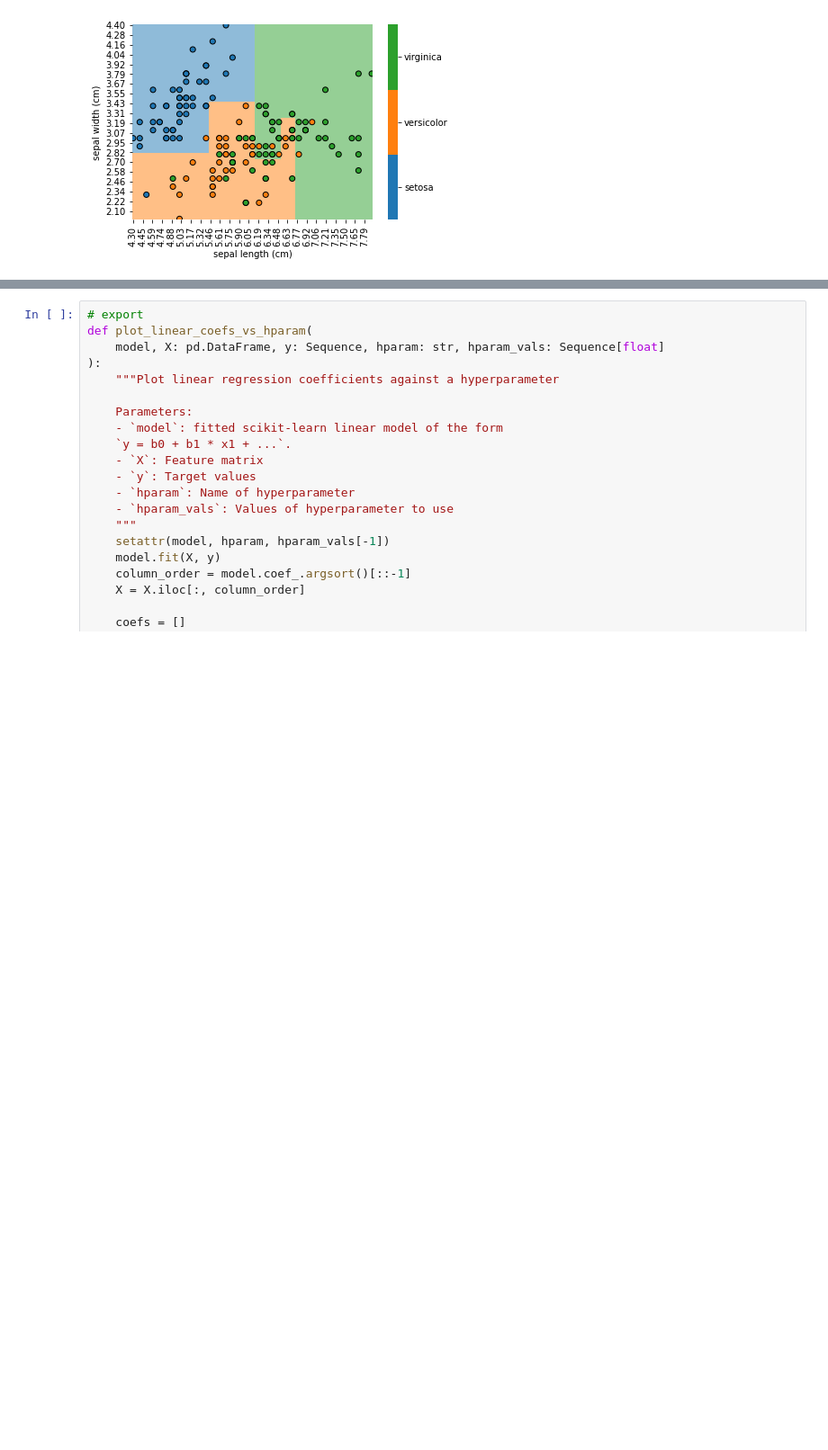
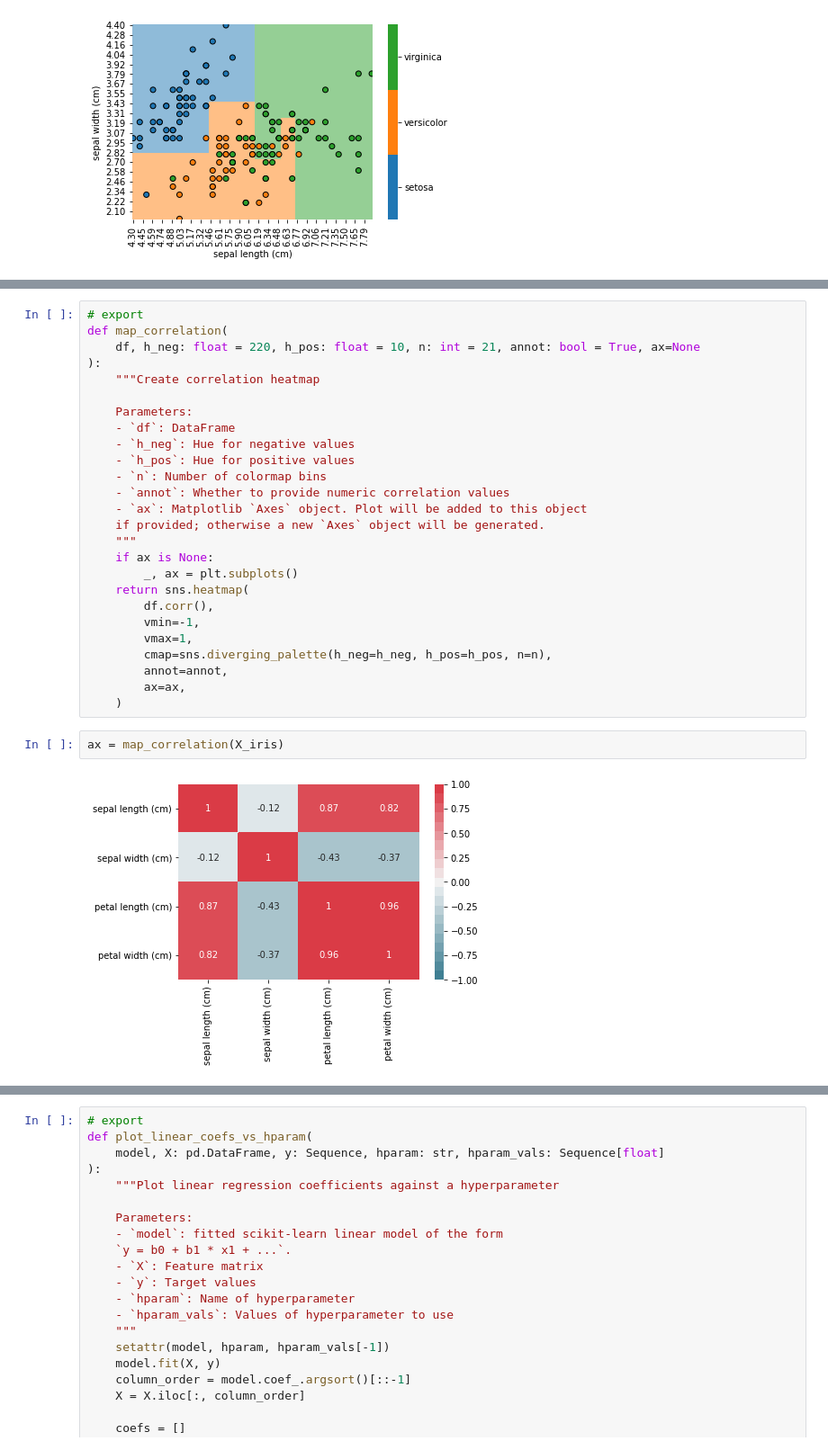
Before and after one commit to gsganden/model_inspector, a Jupyter notebook: 00_inspect.ipynb, the cells around one changed output, grey strips where cells are left out. Shown at 90% size. Saved outputs shown, nothing was run; the diff lists cells and outputs as text; blank space fills up the shorter version.

Commit message:
Add heatmap function

```diff
--- a/00_inspect.ipynb
+++ b/00_inspect.ipynb
@@ -382,0 +380,30 @@ ax = plot_2d_classification(
+# %%
+# export
+def map_correlation(
+    df, h_neg: float = 220, h_pos: float = 10, n: int = 21, annot: bool = True, ax=None
+):
+    """Create correlation heatmap
+
+    Parameters:
+    - `df`: DataFrame
+    - `h_neg`: Hue for negative values
+    - `h_pos`: Hue for positive values
+    - `n`: Number of colormap bins
+    - `annot`: Whether to provide numeric correlation values
+    - `ax`: Matplotlib `Axes` object. Plot will be added to this object
+    if provided; otherwise a new `Axes` object will be generated.
+    """
+    if ax is None:
+        _, ax = plt.subplots()
+    return sns.heatmap(
+        df.corr(),
+        vmin=-1,
+        vmax=1,
+        cmap=sns.diverging_palette(h_neg=h_neg, h_pos=h_pos, n=n),
+        annot=annot,
+        ax=ax,
+    )
+# %%
+ax = map_correlation(X_iris)
+# %% [output]
+[figure, added]
```
Also changed, not shown: parts of 11 cells of this notebook, 3 other files.
